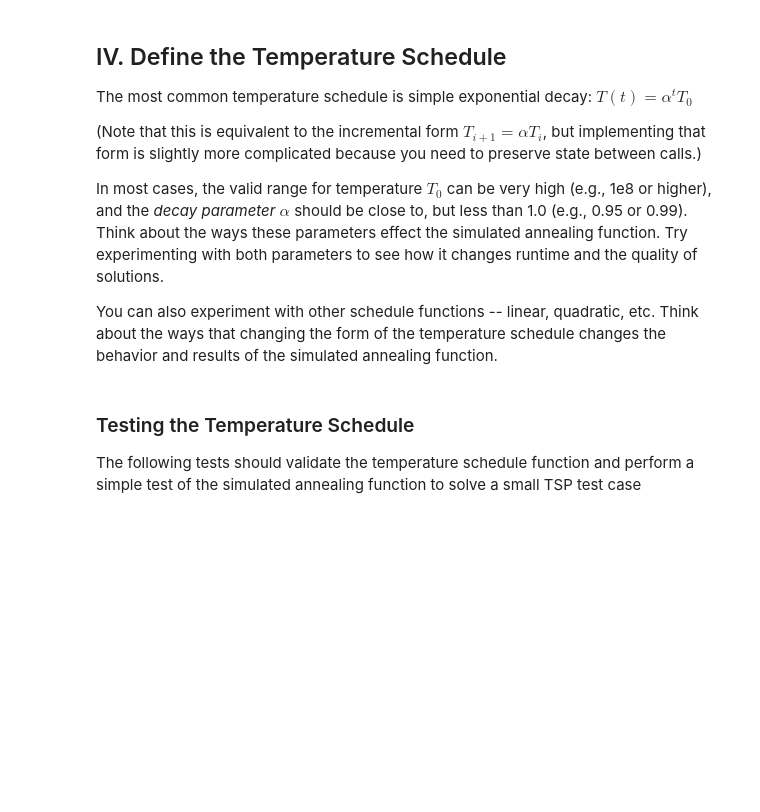
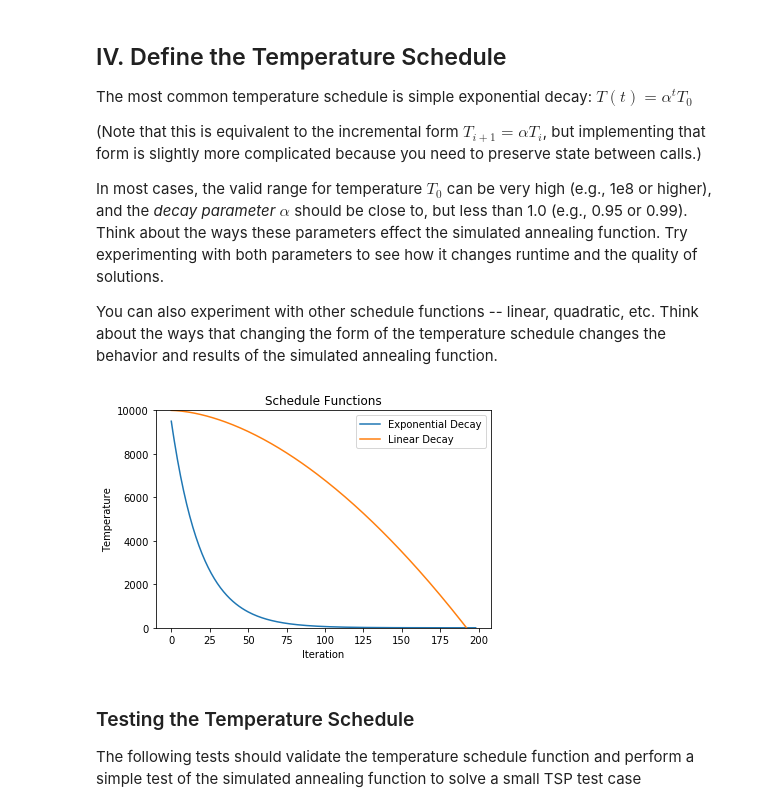
Before and after one commit to ksooklall/Artificial-Intelligence, a Jupyter notebook: Labs/AIND-Simulated_Annealing.ipynb, the cells around one changed output. Saved outputs shown, nothing was run; the diff lists cells and outputs as text; code cells hidden in the pictures; blank space fills up the shorter version.

```diff
--- a/Labs/AIND-Simulated_Annealing.ipynb
+++ b/Labs/AIND-Simulated_Annealing.ipynb
@@ -274,6 +268,19 @@ temperature=1e4
 
 def schedule(time):
     return (alpha ** time) * temperature
+# %%
+exp_plot = [schedule(i) for i in range(1, 200)]
+lin_plot = [-i**1.75 + temperature for i in range(1, 200)]
+plt.plot(exp_plot, label='Exponential Decay')
+plt.plot(lin_plot, label='Linear Decay')
+plt.xlabel('Iteration')
+plt.ylabel('Temperature')
+plt.ylim([0, temperature])
+plt.legend(loc=0)
+plt.title('Schedule Functions')
+plt.show()
+# %% [output]
+[figure, added]
 # %% [markdown]
 ### Testing the Temperature Schedule
 The following tests should validate the temperature schedule function and perform a simple test of the simulated annealing function to solve a small TSP test case
```
Also changed, not shown: parts of 3 cells of this notebook.
